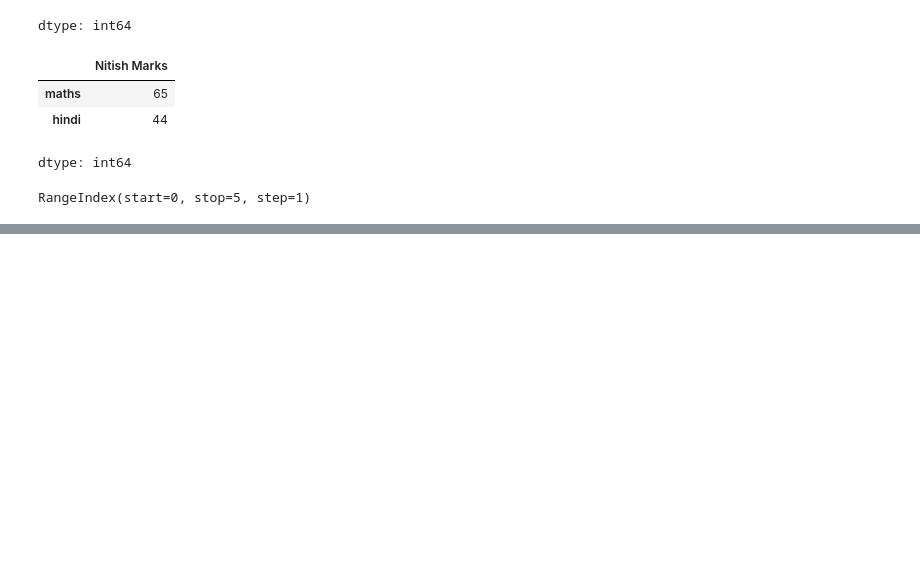
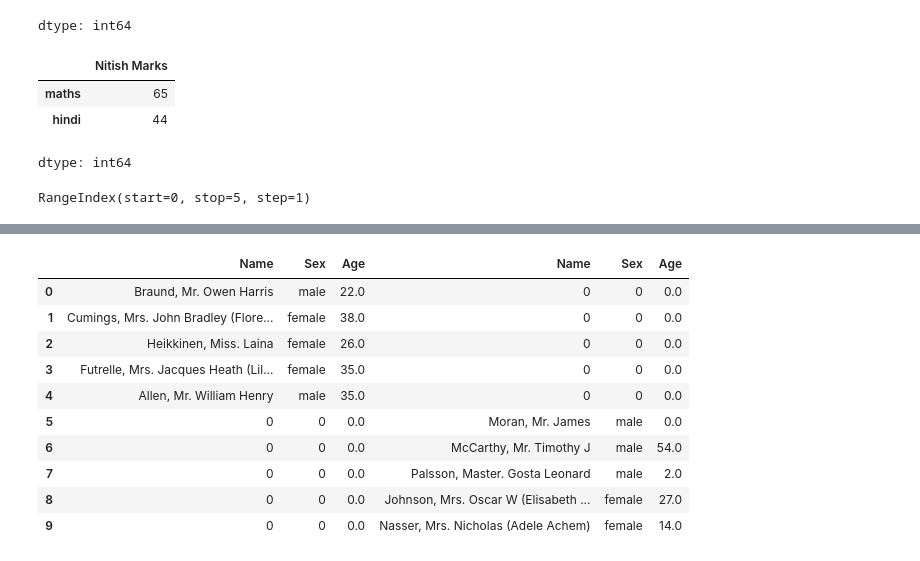
Before and after one commit to Promoter-Harsh/Pandas, a Jupyter notebook: Pandas.ipynb, the cells around one changed output, grey strips where cells are left out. Drawn from its saved outputs; the diff is of its cells as text; code cells hidden in the pictures; blank space fills up the shorter version.

```diff
--- a/Pandas.ipynb
+++ b/Pandas.ipynb
@@ -484,0 +261,6 @@ dtype: int64
+# %%
+import numpy as np
+import pandas as pd
+df = pd.read_csv("https://raw.githubusercontent.com/datasciencedojo/datasets/master/titanic.csv")
+# %%
+df1 = df[["Name", "Sex", "Age"]][0:5]
@@ -484,0 +276,3 @@ dtype: int64
+# %%
+df2 = df[["Name", "Sex", "Age"]][5:10]
+df2
@@ -484,0 +286,14 @@ dtype: int64
+# %%
+(pd.concat([df1, df2], axis = 1)).fillna(0)
+# %% [output]
+|  | Name | Sex | Age | Name | Sex | Age |
+| 0 | Braund, Mr. Owen Harris | male | 22.0 | 0 | 0 | 0.0 |
+| 1 | Cumings, Mrs. John Bradley (Flore... | female | 38.0 | 0 | 0 | 0.0 |
+| 2 | Heikkinen, Miss. Laina | female | 26.0 | 0 | 0 | 0.0 |
+| 3 | Futrelle, Mrs. Jacques Heath (Lil... | female | 35.0 | 0 | 0 | 0.0 |
+| 4 | Allen, Mr. William Henry | male | 35.0 | 0 | 0 | 0.0 |
+| 5 | 0 | 0 | 0.0 | Moran, Mr. James | male | 0.0 |
+| 6 | 0 | 0 | 0.0 | McCarthy, Mr. Timothy J | male | 54.0 |
+| 7 | 0 | 0 | 0.0 | Palsson, Master. Gosta Leonard | male | 2.0 |
+| 8 | 0 | 0 | 0.0 | Johnson, Mrs. Oscar W (Elisabeth ... | female | 27.0 |
+| 9 | 0 | 0 | 0.0 | Nasser, Mrs. Nicholas (Adele Achem) | female | 14.0 |
```
Also changed, not shown: parts of 55 cells of this notebook.
